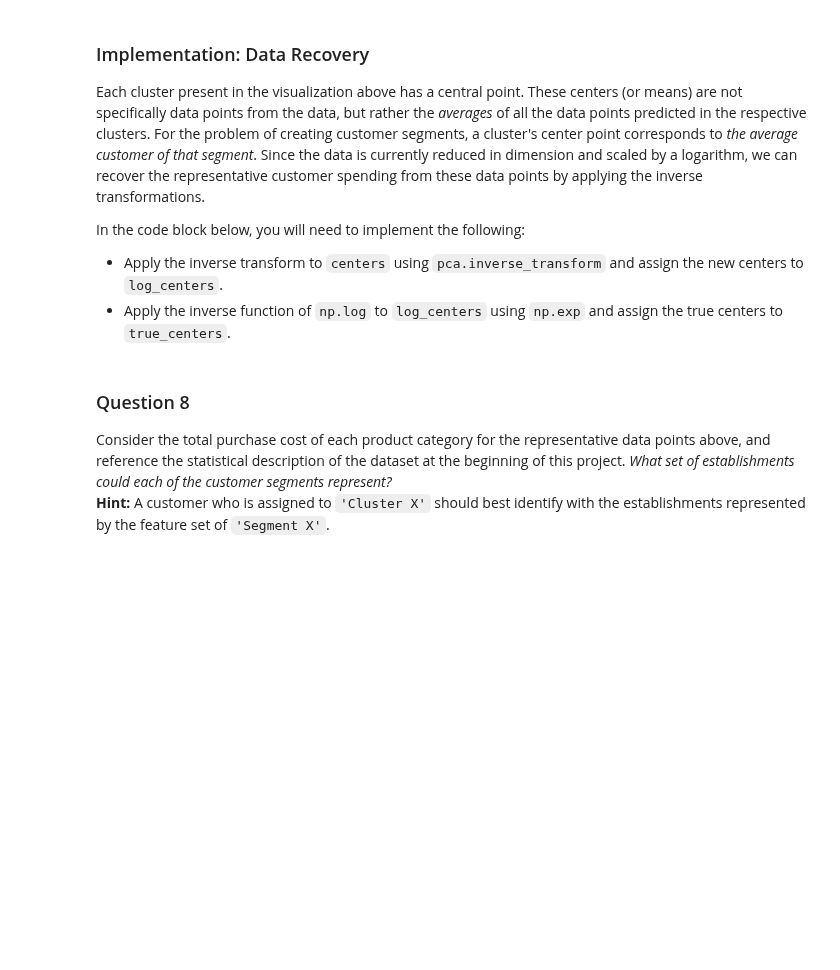
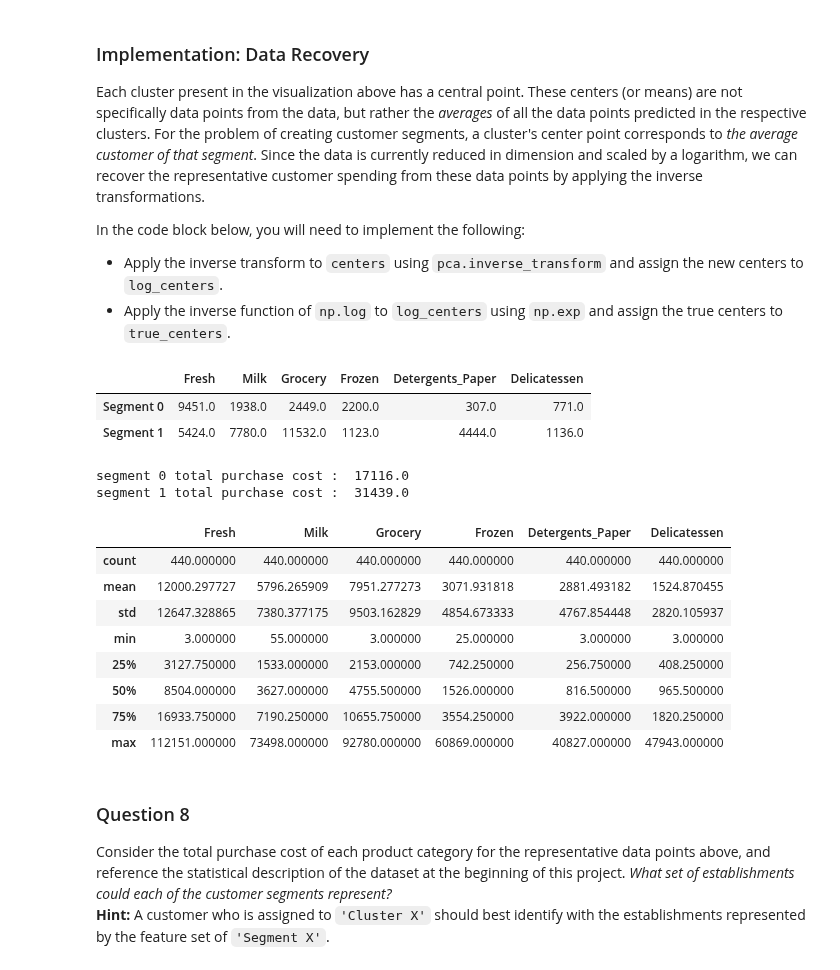
Before and after one commit to ibunny01/MLND, a Jupyter notebook: customer_segments.ipynb, the cells around one changed output. Saved outputs shown, nothing was run; the diff lists cells and outputs as text; code cells hidden in the pictures; blank space fills up the shorter version.

```diff
--- a/customer_segments.ipynb
+++ b/customer_segments.ipynb
@@ -495,16 +548,38 @@ In the code block below, you will need to implement the following:
  - Apply the inverse function of `np.log` to `log_centers` using `np.exp` and assign the true centers to `true_centers`.
 # %%
 # TODO: Inverse transform the centers
-log_centers = None
+log_centers = pca.inverse_transform(centers)
 
 # TODO: Exponentiate the centers
-true_centers = None
+true_centers = np.exp(log_centers)
 
 # Display the true centers
 segments = ['Segment {}'.format(i) for i in range(0,len(centers))]
 true_centers = pd.DataFrame(np.round(true_centers), columns = data.keys())
 true_centers.index = segments
 display(true_centers)
+
+print 'segment 0 total purchase cost : ', np.sum(true_centers.loc['Segment 0'])
+print 'segment 1 total purchase cost : ', np.sum(true_centers.loc['Segment 1'])
+
+# --------------------------------------------------
+# Display a description of the dataset (original)
+display(data.describe())
+# %% [output]
+|  | Fresh | Milk | Grocery | Frozen | Detergents_Paper | Delicatessen |
+| Segment 0 | 9451.0 | 1938.0 | 2449.0 | 2200.0 | 307.0 | 771.0 |
+| Segment 1 | 5424.0 | 7780.0 | 11532.0 | 1123.0 | 4444.0 | 1136.0 |
+segment 0 total purchase cost :  17116.0
+segment 1 total purchase cost :  31439.0
+|  | Fresh | Milk | Grocery | Frozen | Detergents_Paper | Delicatessen |
+| count | 440.000000 | 440.000000 | 440.000000 | 440.000000 | 440.000000 | 440.000000 |
+| mean | 12000.297727 | 5796.265909 | 7951.277273 | 3071.931818 | 2881.493182 | 1524.870455 |
+| std | 12647.328865 | 7380.377175 | 9503.162829 | 4854.673333 | 4767.854448 | 2820.105937 |
+| min | 3.000000 | 55.000000 | 3.000000 | 25.000000 | 3.000000 | 3.000000 |
+| 25% | 3127.750000 | 1533.000000 | 2153.000000 | 742.250000 | 256.750000 | 408.250000 |
+| 50% | 8504.000000 | 3627.000000 | 4755.500000 | 1526.000000 | 816.500000 | 965.500000 |
+| 75% | 16933.750000 | 7190.250000 | 10655.750000 | 3554.250000 | 3922.000000 | 1820.250000 |
+| max | 112151.000000 | 73498.000000 | 92780.000000 | 60869.000000 | 40827.000000 | 47943.000000 |
 # %% [markdown]
 ### Question 8
 Consider the total purchase cost of each product category for the representative data points above, and reference the statistical description of the dataset at the beginning of this project. *What set of establishments could each of the customer segments represent?*
```
Also changed, not shown: parts of 19 cells of this notebook, 1 other file.
